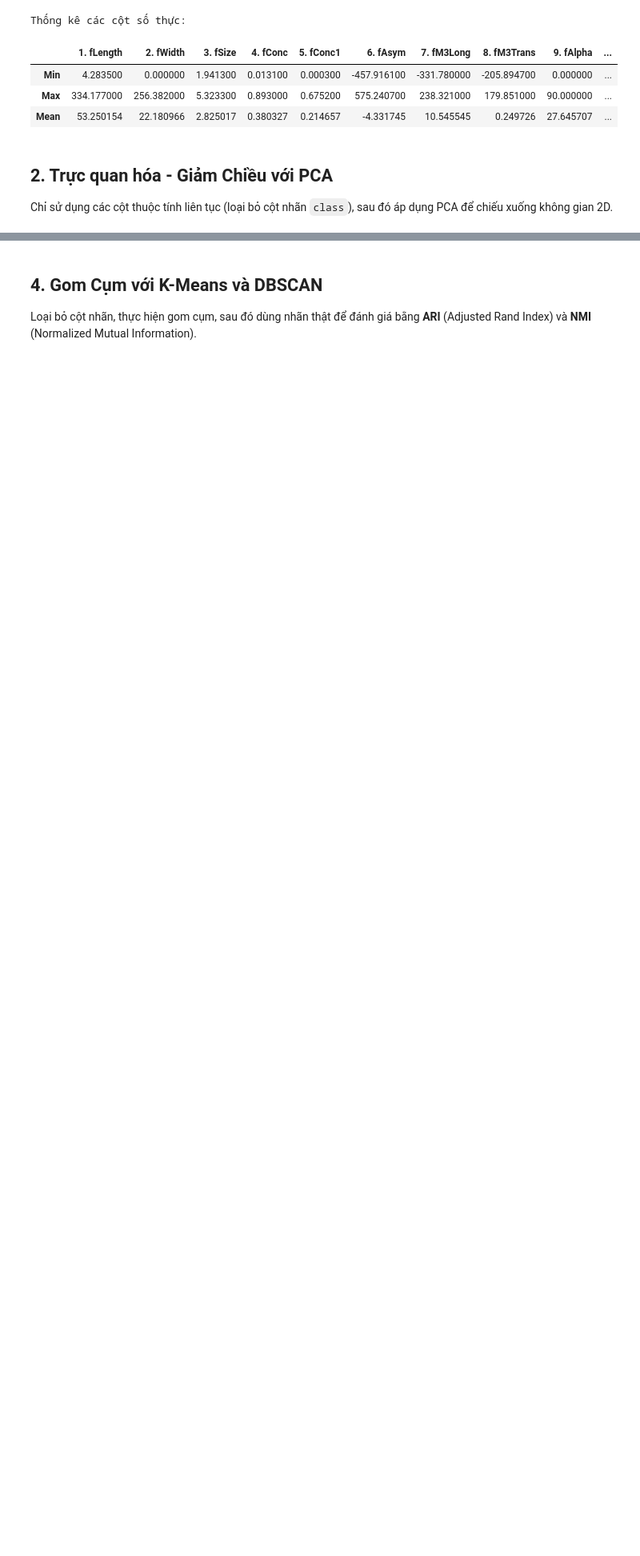
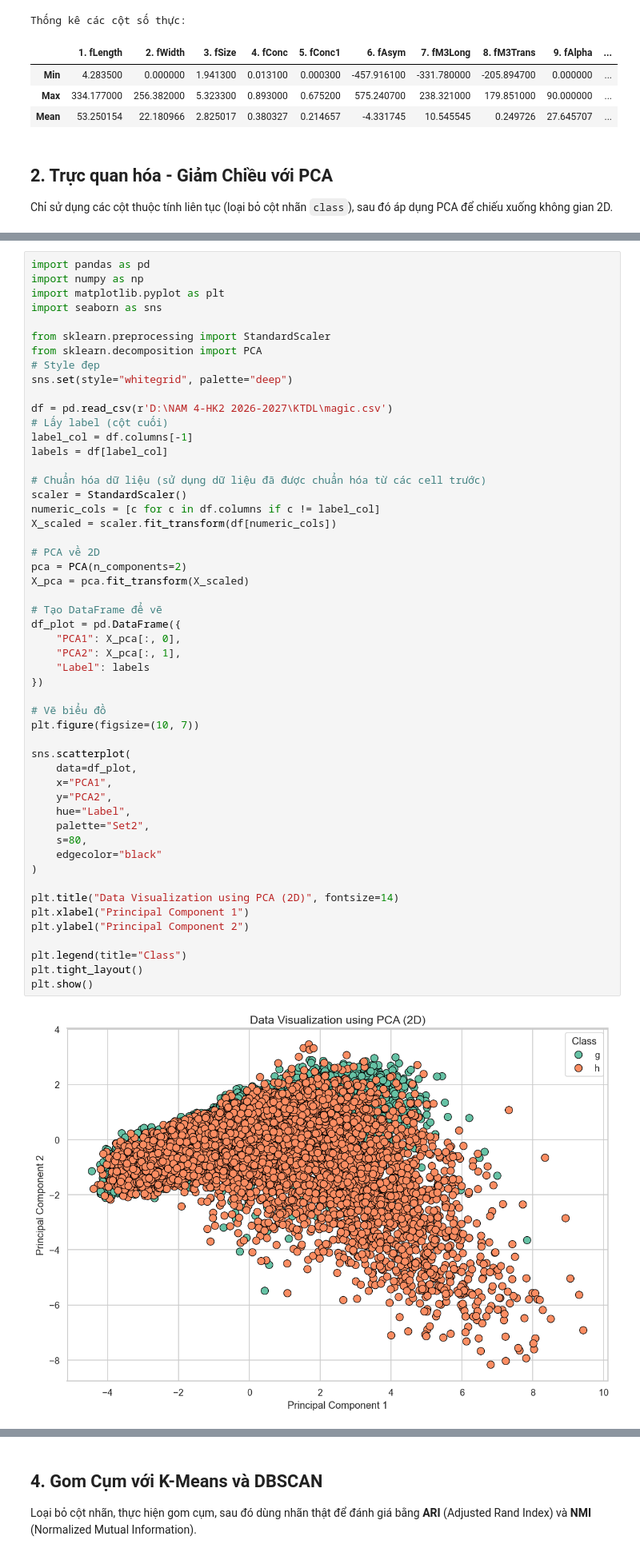
Before and after one commit to truongtai145/DACK-KTDL, a Jupyter notebook: MAGIC_Analysis.ipynb, the cells around one changed output, grey strips where cells are left out. Shown at 80% size. Cells and saved outputs as stored; diff of their text form; blank space fills up the shorter version.

```diff
--- a/MAGIC_Analysis.ipynb
+++ b/MAGIC_Analysis.ipynb
@@ -171,3 +133,57 @@ plt.show()
+# %%
+import pandas as pd
+import numpy as np
+import matplotlib.pyplot as plt
+import seaborn as sns
+
+from sklearn.preprocessing import StandardScaler
+from sklearn.decomposition import PCA
+# Style đẹp
+sns.set(style="whitegrid", palette="deep")
+
+df = pd.read_csv(r'D:\NAM 4-HK2 2026-2027\KTDL\magic.csv')
+# Lấy label (cột cuối)
+label_col = df.columns[-1]
+labels = df[label_col]
+
+# Chuẩn hóa dữ liệu (sử dụng dữ liệu đã được chuẩn hóa từ các cell trước)
+scaler = StandardScaler()
+numeric_cols = [c for c in df.columns if c != label_col]
+X_scaled = scaler.fit_transform(df[numeric_cols])
+
+# PCA về 2D
+pca = PCA(n_components=2)
+X_pca = pca.fit_transform(X_scaled)
+
+# Tạo DataFrame để vẽ
+df_plot = pd.DataFrame({
+    "PCA1": X_pca[:, 0],
+    "PCA2": X_pca[:, 1],
+    "Label": labels
+})
+
+# Vẽ biểu đồ
+plt.figure(figsize=(10, 7))
+
+sns.scatterplot(
+    data=df_plot,
+    x="PCA1",
+    y="PCA2",
+    hue="Label",
+    palette="Set2",
+    s=80,
+    edgecolor="black"
+)
+
+plt.title("Data Visualization using PCA (2D)", fontsize=14)
+plt.xlabel("Principal Component 1")
+plt.ylabel("Principal Component 2")
+
+plt.legend(title="Class")
+plt.tight_layout()
+plt.show()
+# %% [output]
+[figure, added]
 # %% [markdown]
 ## 3. Huấn luyện và Đánh giá Mô hình Học Máy
 
```
Also changed, not shown: parts of 9 cells of this notebook.
